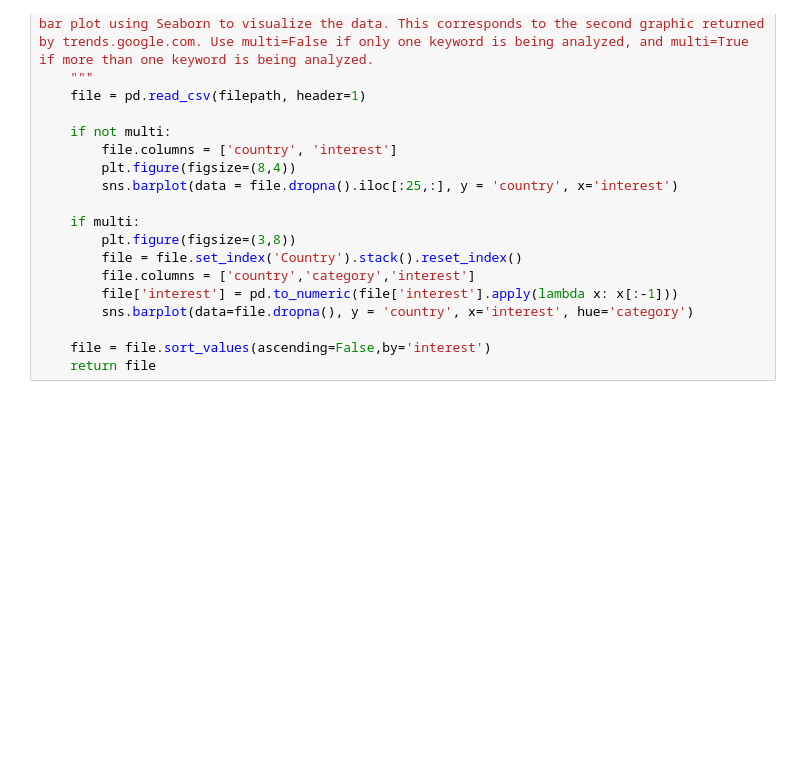
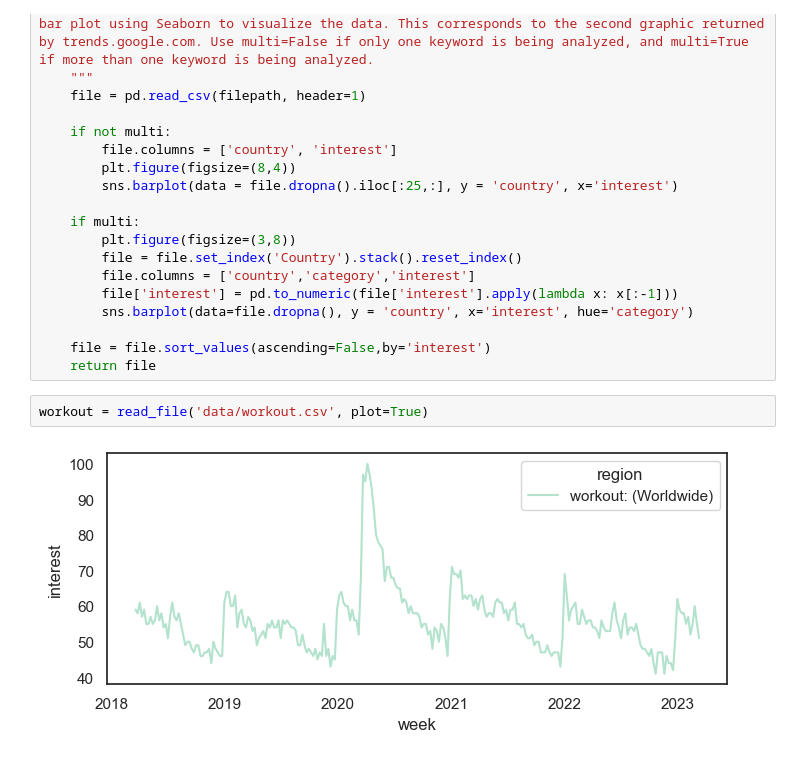
Before and after one commit to JeremyTallant/market_analysis, a Jupyter notebook: product_management.ipynb, the cells around one changed output. Drawn from its saved outputs; the diff is of its cells as text; blank space fills up the shorter version.

Commit message:
read in workout.csv file with user function

```diff
--- a/product_management.ipynb
+++ b/product_management.ipynb
@@ -53,3 +53,7 @@ def read_geo(filepath, multi=False):
 
     file = file.sort_values(ascending=False,by='interest')
     return file
+# %%
+workout = read_file('data/workout.csv', plot=True)
+# %% [output]
+[figure, added]
```
